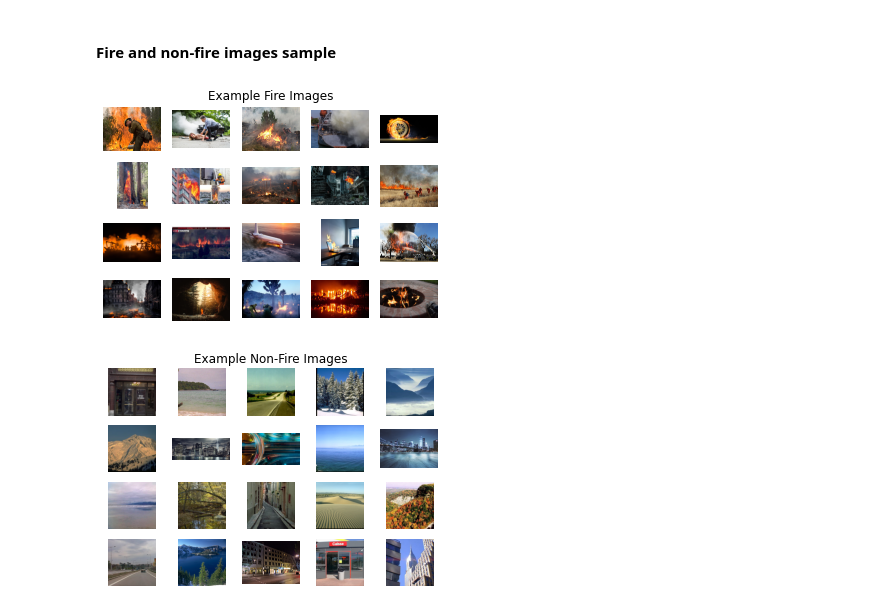
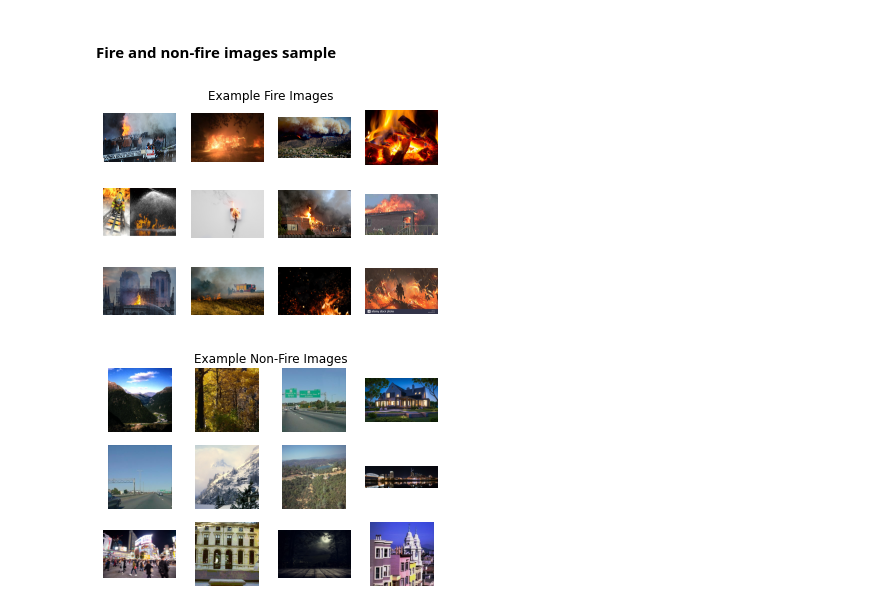
Before and after one commit to roshankoirala/Fire_Detection_Model, a Jupyter notebook: Data_preparation_final.ipynb, the cells around one changed output. Cells and saved outputs as stored; diff of their text form; code cells hidden in the pictures.

```diff
--- a/Data_preparation_final.ipynb
+++ b/Data_preparation_final.ipynb
@@ -342,8 +343,8 @@ def image_collage(path, n_rows, n_cols, title):
 # %% [markdown]
 #### Fire and non-fire images sample
 # %%
-image_collage(train_dir_fire, 4, 5, 'Example Fire Images')
-image_collage(train_dir_nofire, 4, 5, 'Example Non-Fire Images')
+image_collage(train_dir_fire, 3, 4, 'Example Fire Images')
+image_collage(train_dir_nofire, 3, 4, 'Example Non-Fire Images')
 # %% [output]
-[figure, old version]
+[figure, new version]
-[figure, old version]
+[figure, new version]
```
Also changed, not shown: parts of 9 cells of this notebook.
